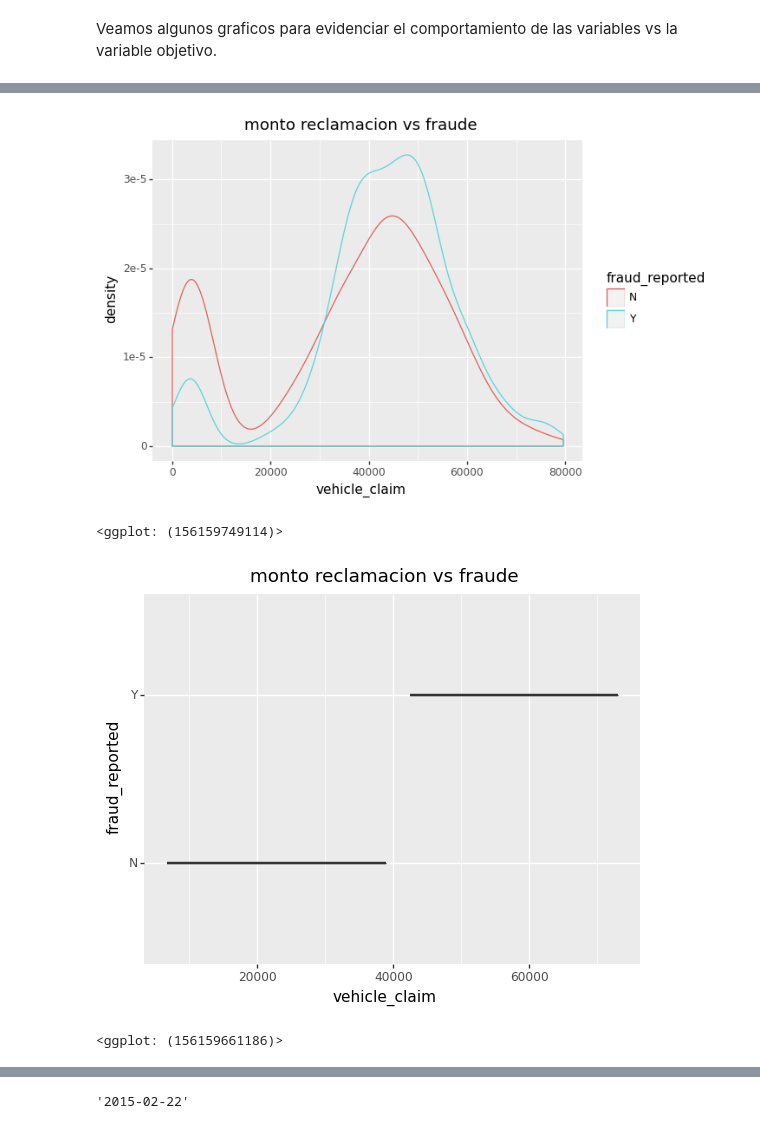
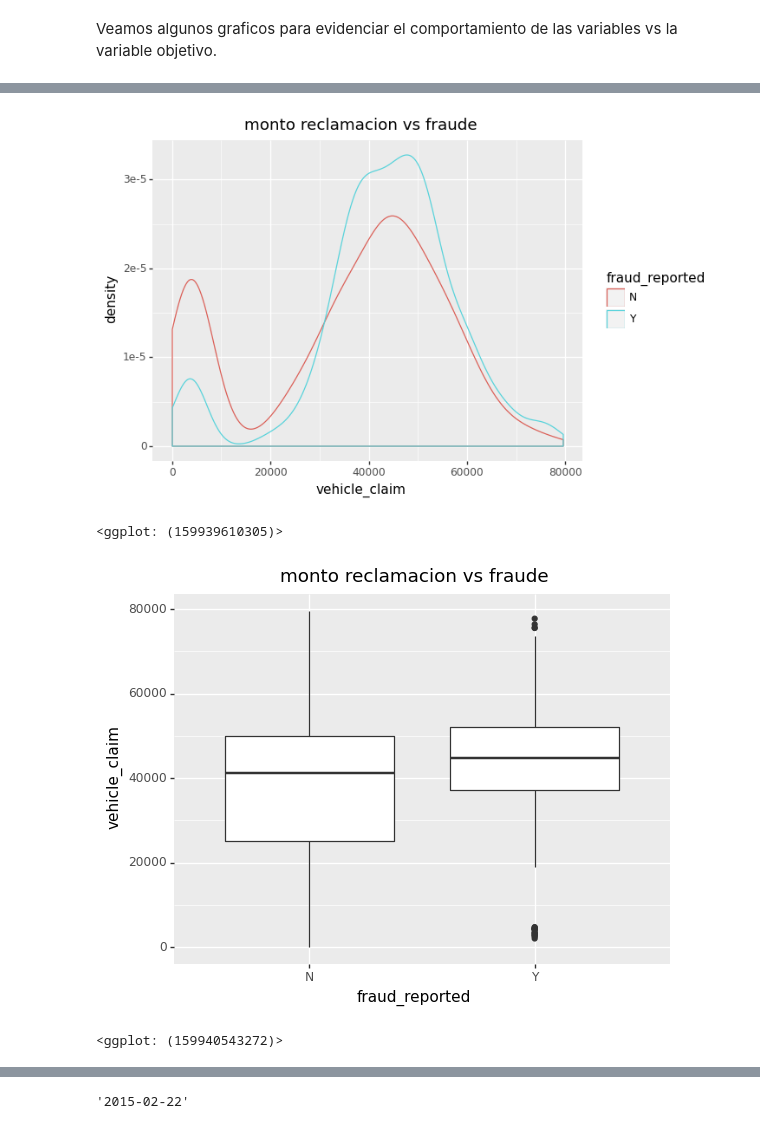
Before and after one commit to JhonHarry/Proyecto_TFM_UOC, a Jupyter notebook: code/insurance test models JHLG.ipynb, the cells around one changed output, grey strips where cells are left out. Saved outputs shown, nothing was run; the diff lists cells and outputs as text; code cells hidden in the pictures.

```diff
--- a/code/insurance test models JHLG.ipynb
+++ b/code/insurance test models JHLG.ipynb
@@ -86,7 +89,7 @@ plt.style.use('ggplot')
 ## 1. Cargue de la base de datos y descripcion del dataset
 # %%
 # cargue de datos
-df = pd.read_csv('insurance_claims.csv')
+df = pd.read_csv(r'C:\Users\owner\Documents\Master UOC\Semestre V\TFM\Proyecto_TFM_UOC\dataset\insurance_claims.csv')
 # Dimensión de los datos
 print("Dimensiones del dataset:" + str(df.shape))
 df.info()
@@ -500,12 +503,12 @@ ggplot(aes(x=df.vehicle_claim,color=df.fraud_reported,fill = df.fraud_reported))
 ggplot(aes(x=df.vehicle_claim,color=df.fraud_reported))+geom_density()+ggtitle('monto reclamacion vs fraude')
 # %% [output]
 [figure]
-<ggplot: (156159749114)>
+<ggplot: (159939610305)>
 # %%
-ggplot(aes(x=df.vehicle_claim,y=df.fraud_reported))+geom_boxplot()+ggtitle('monto reclamacion vs fraude')
+ggplot(aes(y=df.vehicle_claim,x=df.fraud_reported))+geom_boxplot()+ggtitle('monto reclamacion vs fraude')
 # %% [output]
-[figure, old version]
+[figure, new version]
-<ggplot: (156159661186)>
+<ggplot: (159940543272)>
 # %%
 ggplot(df) + geom_bar(aes(x='auto_year', fill='fraud_reported'))+ggtitle('Anio del auto vs fraude')
 # %% [output]
```
Also changed, not shown: parts of 71 cells of this notebook, 3 other files.
